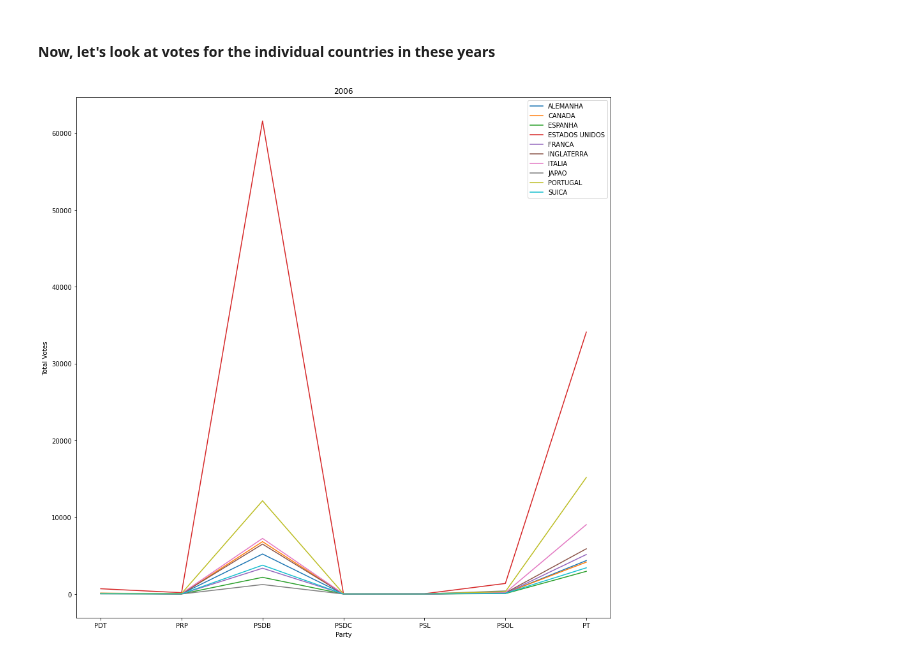
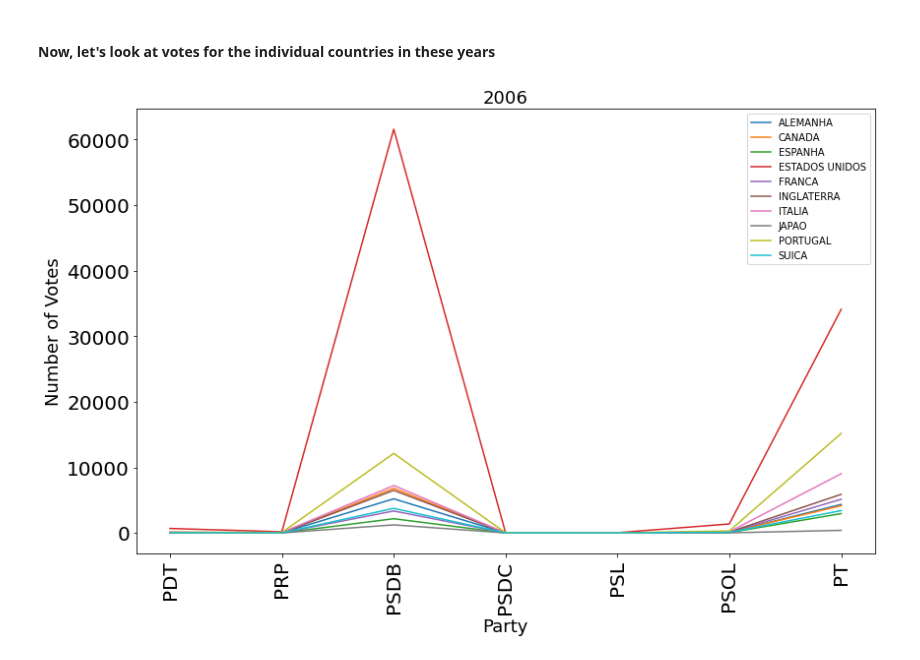
Before and after one commit to BU-Spark/ds-boston-bpda-br-election, a Jupyter notebook: TEAM1/src/votingdata.ipynb, the cells around one changed output. Saved outputs shown, nothing was run; the diff lists cells and outputs as text; code cells hidden in the pictures.

Commit message:
Added charts and analysis for top 10 countries voting

```diff
--- a/TEAM1/src/votingdata.ipynb
+++ b/TEAM1/src/votingdata.ipynb
@@ -466,12 +467,32 @@ top_10[top_10["election_year"] == 2018].groupby(["party_initials"]).number_of_vo
 #### Now, let's look at votes for the individual countries in these years
 # %%
 countries = top_10.municipality_name.unique()
+parties = top_10[(top_10["election_year"] == 2006)].party_initials.unique()
+parties.sort()
+votes = [0 for i in range(len(parties))]
 
-#Set X Ticks
-plt.xticks(range(0, top_10["party_initials"].nunique()), top_10["party_initials"].unique(), rotation=90)
 
+plt.figure(figsize=(12,8))
 #2006
 for country in countries:
-    top_10[(top_10["election_year"] == 2006) & (top_10["municipality_name"]==country)].groupby(["party_initials"]).number_of_votes.sum().plot(kind="line", label = country, legend=True, title="2006", figsize=(15,15), xlabel="Party", ylabel="Total Votes")
+    country_data = top_10[(top_10["election_year"] == 2006) & (top_10["municipality_name"]==country)]
+    for idx, party in enumerate(parties):
+        vote_total = country_data[country_data["party_initials"] == party].number_of_votes.sum()
+        votes[idx] = vote_total
+
+    plt.plot(parties, votes, label=country)
+
+
+plt.xticks(parties, [str(i) for i in parties], rotation=90)
+
+#set parameters for tick labels
+plt.tick_params(axis='x', which='major', labelsize=20)
+plt.tick_params(axis='y', which='major', labelsize=20)
+plt.legend(loc='best', prop={'size': 10})
+plt.xlabel("Party", fontsize=18)
+plt.ylabel("Number of Votes", fontsize=18)
+plt.title("2006", fontsize=18)
+plt.tight_layout()
+# plt.savefig("../readme_images/top10_votes_2006.png", facecolor='w')
 # %% [output]
-[figure, old version]
+[figure, new version]
```
Also changed, not shown: parts of 9 cells of this notebook, 5 other files.
